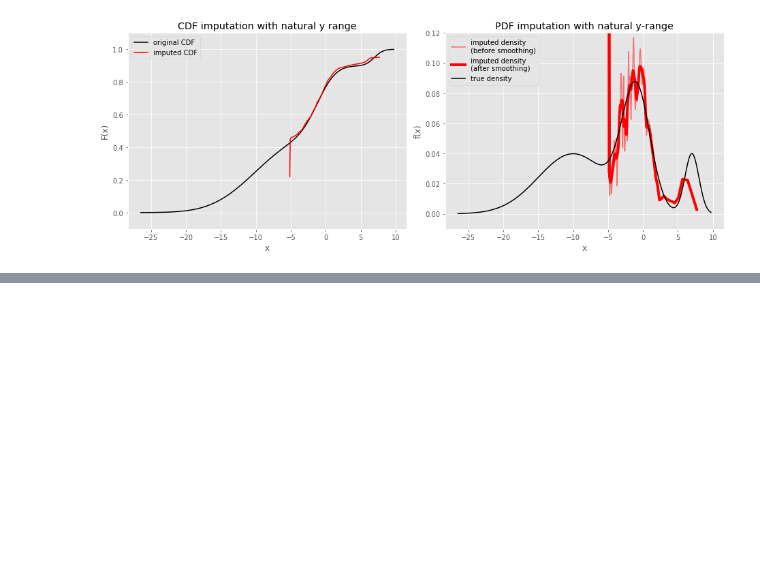
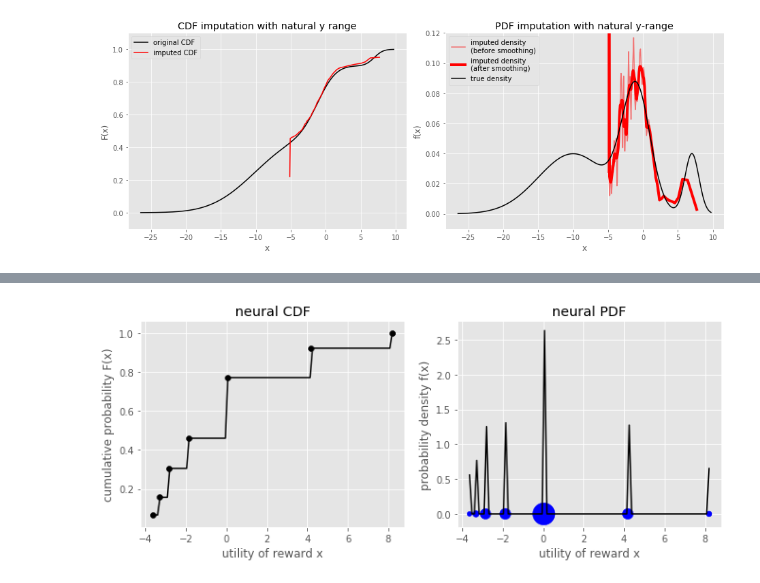
Before and after one commit to matomatical/neuRL, a Jupyter notebook: Imputation-Direct.ipynb, the cells around one changed output, grey strips where cells are left out. Cells and saved outputs as stored; diff of their text form; code cells hidden in the pictures; blank space fills up the shorter version.

```diff
--- a/Imputation-Direct.ipynb
+++ b/Imputation-Direct.ipynb
@@ -240,0 +364,23 @@ direct_impute(taus=np.linspace(0.501, 0.999, 99))
+# %%
+neural_x_range = [neural_sample.min(), neural_sample.max()]
+neural_x_res = 100
+neural_x = np.linspace(*neural_x_range, neural_x_res)
+neural_dx = np.diff(neural_x_range) / neural_x_res
+neural_fx = np.zeros_like(neural_x)
+neural_fx[np.searchsorted(neural_x, juice_utils)] = juice_probs / neural_dx
+neural_Fx = neural_fx.cumsum()*neural_dx
+
+fig, (ax1, ax2) = plt.subplots(1, 2, figsize=(11, 4))
+ax1.set_title("neural CDF")
+ax1.set_xlabel("utility of reward x")
+ax1.set_ylabel("cumulative probability F(x)")
+ax1.scatter(juice_utils, juice_probs.cumsum(), color="black")
+ax1.plot(neural_x, neural_Fx, color="black")
+ax2.set_title("neural PDF")
+ax2.set_xlabel("utility of reward x")
+ax2.set_ylabel("probability density f(x)")
+ax2.scatter(juice_utils, np.zeros_like(juice_utils), s=(75*juice_probs)**2, color="blue")
+ax2.plot(neural_x, neural_fx, color="black")
+plt.show()
+# %% [output]
+[figure, added]
```
Also changed, not shown: parts of 8 cells of this notebook, 2 other files.
